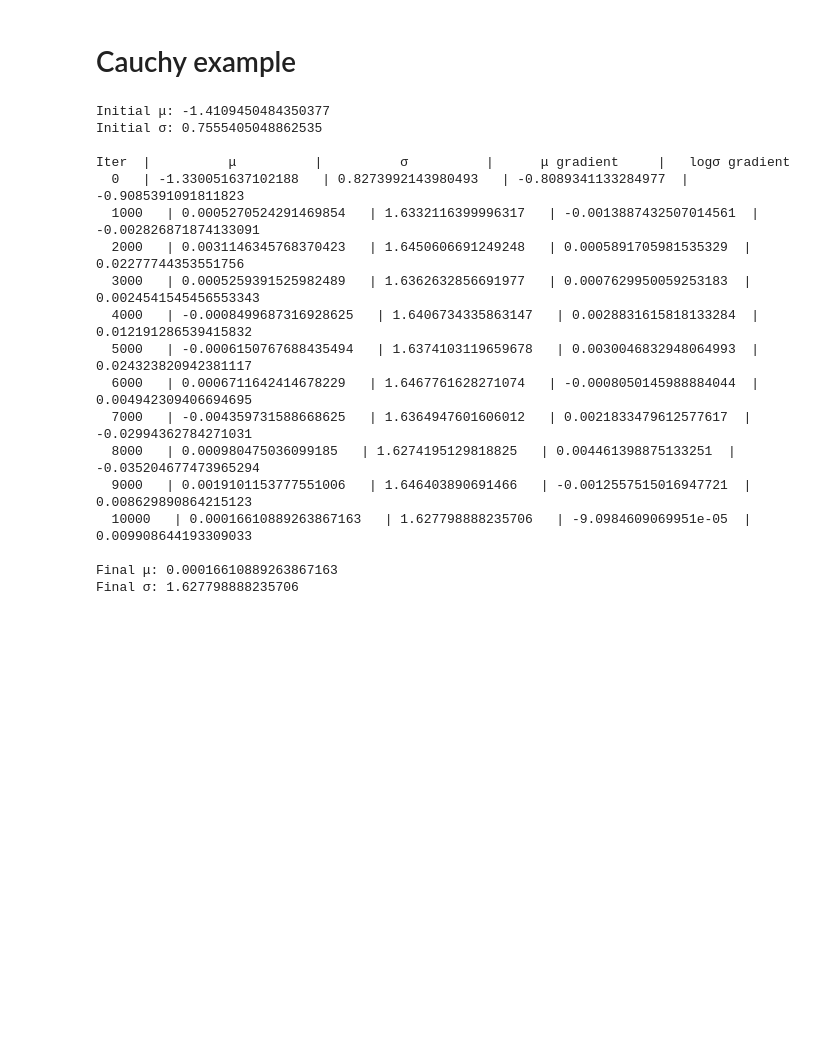
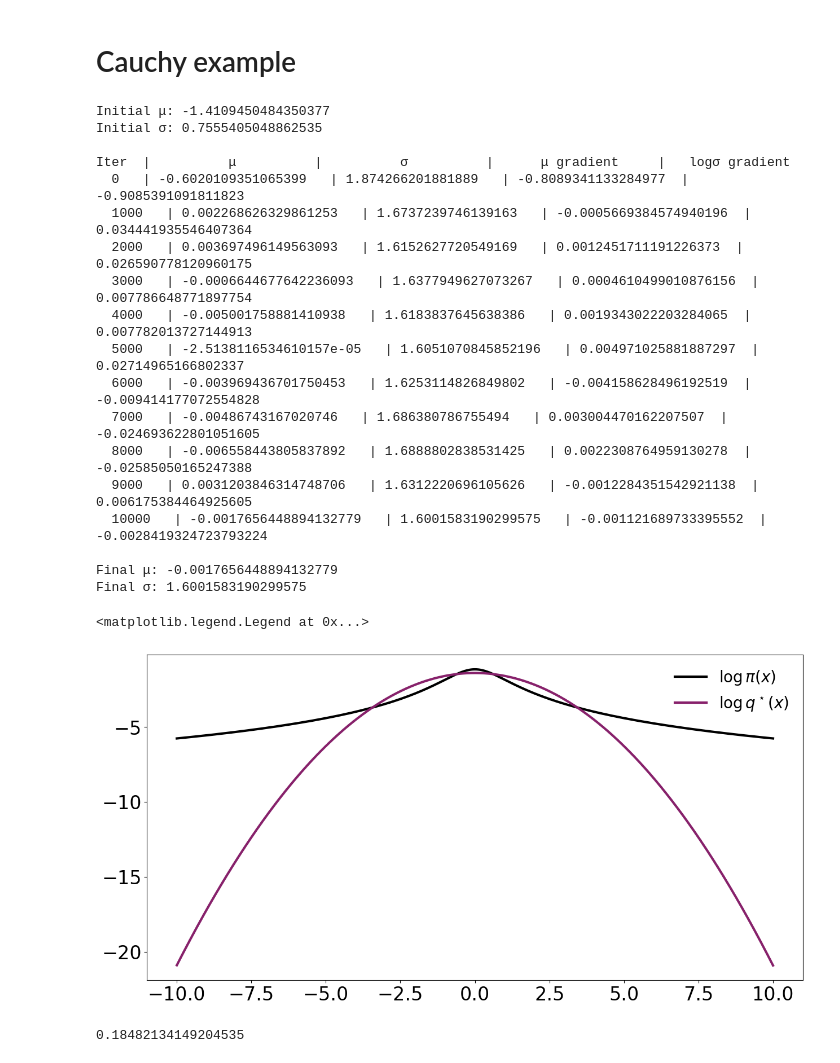
Before and after one commit to giankdiluvi/vi-ci-calibration, a Jupyter notebook: src/cauchy.ipynb, the cells around one changed output. Saved outputs shown, nothing was run; the diff lists cells and outputs as text; code cells hidden in the pictures; blank space fills up the shorter version.

Commit message:
add plot and kl estimation

```diff
--- a/src/cauchy.ipynb
+++ b/src/cauchy.ipynb
@@ -68,8 +73,8 @@ def gaussianVI(lp,randp,divergence='rev-kl',B=1000,max_iters=1001,lr_mu=1e-2,lr_
 # settings
 np.random.seed(520)
 max_iters=10001
-lr_mu=1e-1
-lr_lsigma=1e-1
+lr_mu=1e0
+lr_lsigma=1e0
 B=10000 # monte carlo sample size for gradient estimation
 divergence='rev-kl'
 
@@ -79,17 +84,35 @@ Initial μ: -1.4109450484350377
 Initial σ: 0.7555405048862535
 
 Iter  |          μ          |          σ          |      μ gradient     |   logσ gradient
-  0   | -1.330051637102188   | 0.8273992143980493   | -0.8089341133284977  | -0.9085391091811823
-  1000   | 0.0005270524291469854   | 1.6332116399996317   | -0.0013887432507014561  | -0.002826871874133091
-  2000   | 0.0031146345768370423   | 1.6450606691249248   | 0.0005891705981535329  | 0.02277744353551756
-  3000   | 0.0005259391525982489   | 1.6362632856691977   | 0.0007629950059253183  | 0.0024541545456553343
-  4000   | -0.0008499687316928625   | 1.6406734335863147   | 0.0028831615818133284  | 0.012191286539415832
-  5000   | -0.0006150767688435494   | 1.6374103119659678   | 0.0030046832948064993  | 0.024323820942381117
-  6000   | 0.0006711642414678229   | 1.6467761628271074   | -0.0008050145988884044  | 0.004942309406694695
-  7000   | -0.004359731588668625   | 1.6364947601606012   | 0.0021833479612577617  | -0.02994362784271031
-  8000   | 0.000980475036099185   | 1.6274195129818825   | 0.004461398875133251  | -0.035204677473965294
-  9000   | 0.0019101153777551006   | 1.646403890691466   | -0.0012557515016947721  | 0.008629890864215123
-  10000   | 0.00016610889263867163   | 1.627798888235706   | -9.0984609069951e-05  | 0.009908644193309033
+  0   | -0.6020109351065399   | 1.874266201881889   | -0.8089341133284977  | -0.9085391091811823
+  1000   | 0.002268626329861253   | 1.6737239746139163   | -0.0005669384574940196  | 0.034441935546407364
+  2000   | 0.003697496149563093   | 1.6152627720549169   | 0.0012451711191226373  | 0.026590778120960175
+  3000   | -0.0006644677642236093   | 1.6377949627073267   | 0.0004610499010876156  | 0.007786648771897754
+  4000   | -0.005001758881410938   | 1.6183837645638386   | 0.0019343022203284065  | 0.007782013727144913
+  5000   | -2.5138116534610157e-05   | 1.6051070845852196   | 0.004971025881887297  | 0.02714965166802337
+  6000   | -0.003969436701750453   | 1.6253114826849802   | -0.004158628496192519  | -0.009414177072554828
+  7000   | -0.00486743167020746   | 1.686380786755494   | 0.003004470162207507  | -0.024693622801051605
+  8000   | -0.006558443805837892   | 1.6888802838531425   | 0.0022308764959130278  | -0.02585050165247388
+  9000   | 0.0031203846314748706   | 1.6312220696105626   | -0.0012284351542921138  | 0.006175384464925605
+  10000   | -0.0017656448894132779   | 1.6001583190299575   | -0.001121689733395552  | -0.0028419324723793224
 
-Final μ: 0.00016610889263867163
-Final σ: 1.627798888235706
+Final μ: -0.0017656448894132779
+Final σ: 1.6001583190299575
+# %%
+rev_mu=mus[-1]
+rev_lsigma=lsigmas[-1]
+
+lq_rev = lambda x : lq(x,rev_mu,rev_lsigma)
+randq_rev = lambda B : rev_mu+np.exp(rev_lsigma)*np.random.randn(B)
+# %%
+lsx=np.linspace(-10,10,1000)
+plt.plot(lsx,lp(lsx),c="black", label=r'$\log\pi(x)$',lw=3)
+plt.plot(lsx,lq_rev(lsx),c='#87216BFF', label=r'$\log q^\star(x)$',lw=3)
+plt.legend(fontsize='small',frameon=False)
+# %% [output]
+<matplotlib.legend.Legend at 0x...>
+[figure, added]
+# %%
+kl(lq_rev,lp,randq_rev,B=10000)
+# %% [output]
+0.18482134149204535
```
Also changed, not shown: parts of 1 cell of this notebook.
